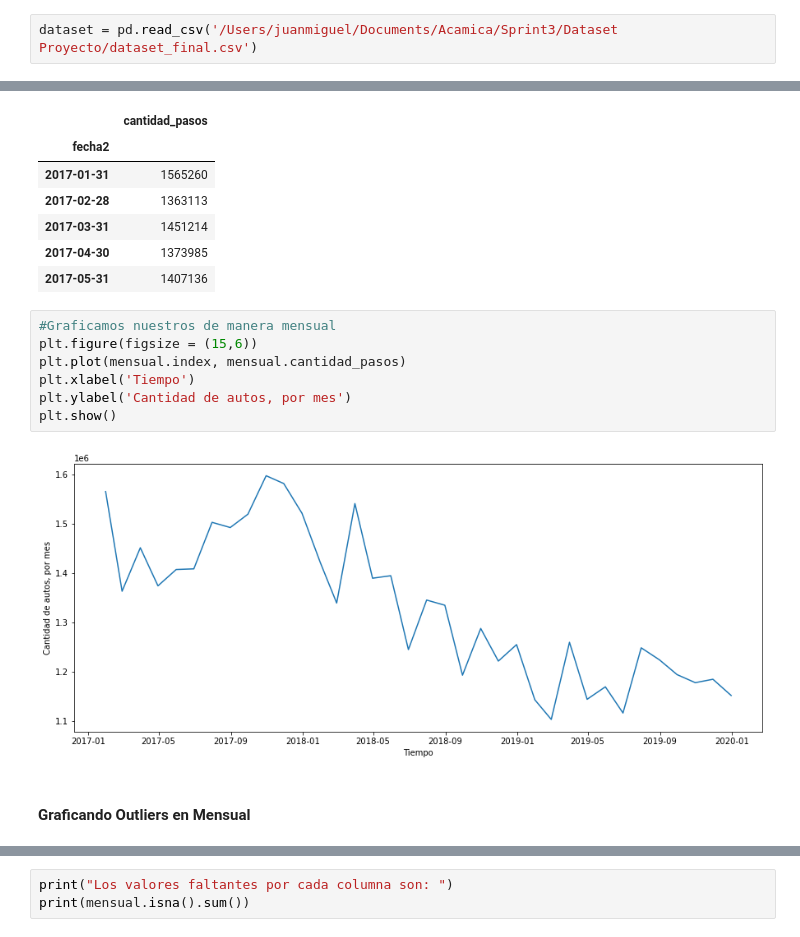
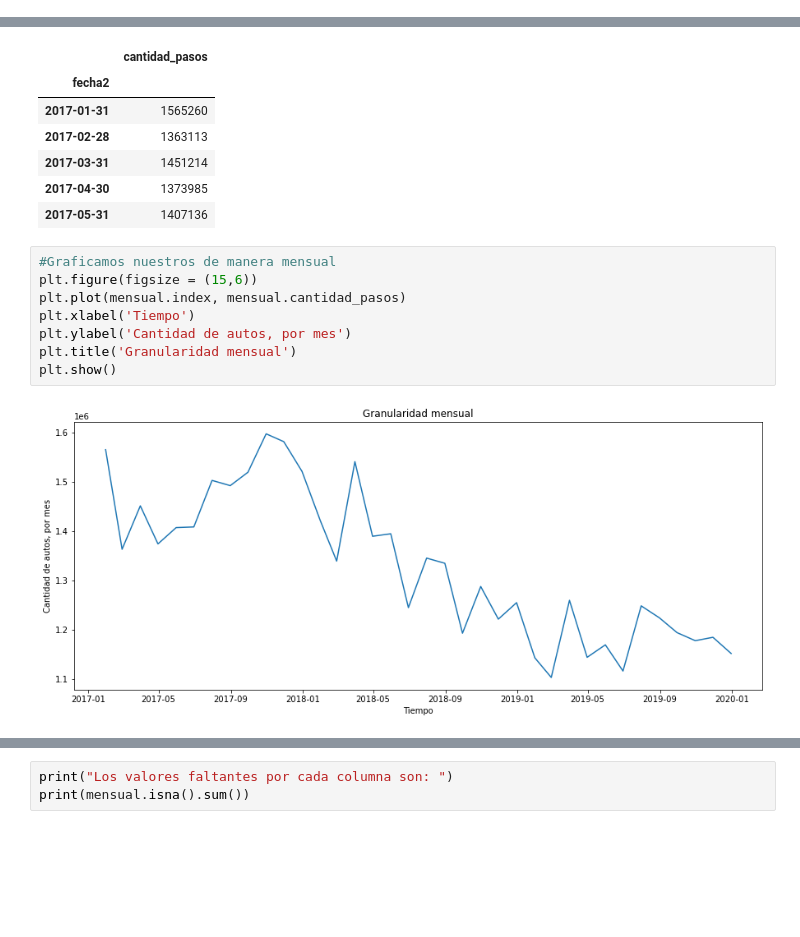
Before and after one commit to JuanMiguel0910/Proyecto3Acamica, a Jupyter notebook: DS_Proyecto_03_ST.ipynb, the cells around one changed output, grey strips where cells are left out. Drawn from its saved outputs; the diff is of its cells as text; blank space fills up the shorter version.

```diff
--- a/DS_Proyecto_03_ST.ipynb
+++ b/DS_Proyecto_03_ST.ipynb
@@ -291,2 +304,0 @@ dataset
-# %%
-dataset = pd.read_csv('/Users/juanmiguel/Documents/Acamica/Sprint3/Dataset Proyecto/dataset_final.csv')
@@ -396,11 +409,10 @@ mensual.head()
 # %%
 #Graficamos nuestros de manera mensual
 plt.figure(figsize = (15,6))
 plt.plot(mensual.index, mensual.cantidad_pasos)
 plt.xlabel('Tiempo')
 plt.ylabel('Cantidad de autos, por mes')
+plt.title('Granularidad mensual')
 plt.show()
 # %% [output]
-[figure, old version]
+[figure, new version]
-# %% [markdown]
-#### Graficando Outliers en Mensual
```
Also changed, not shown: parts of 165 cells of this notebook.
